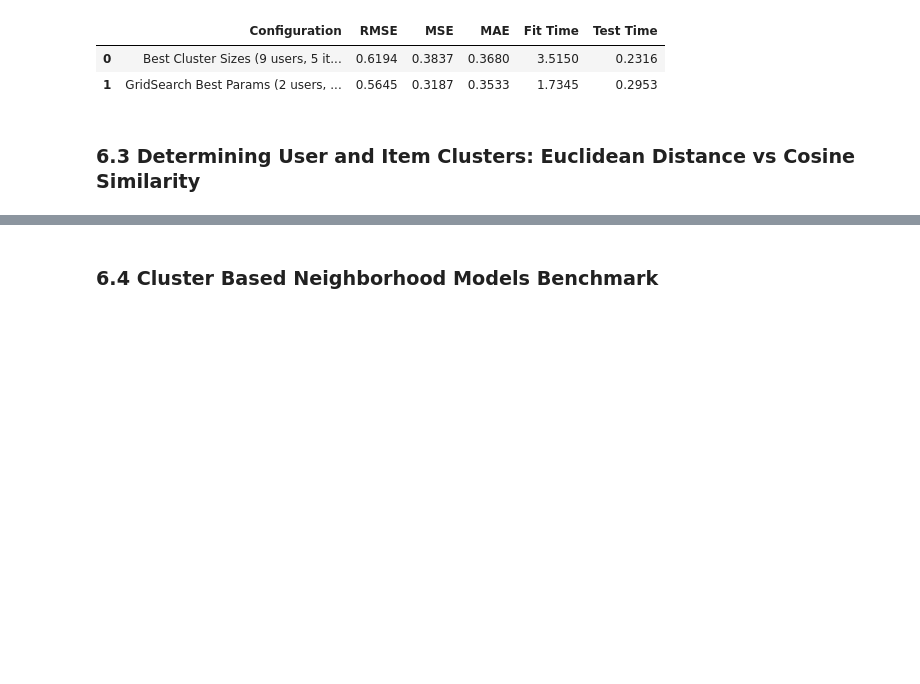
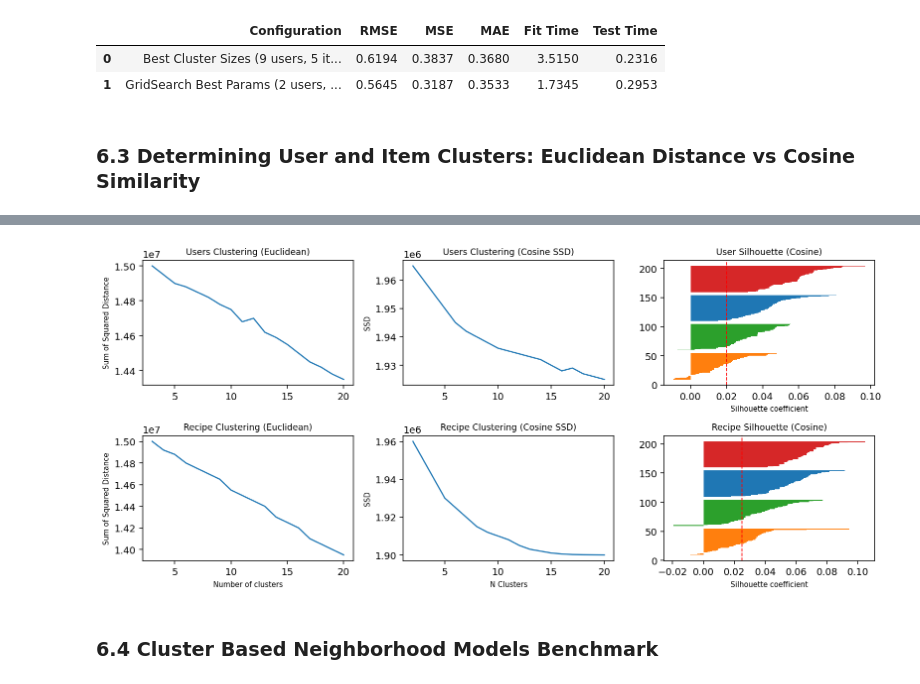
Before and after one commit to vidhyawalke/Recipe-Recommender-System, a Jupyter notebook: Recipe_Recommender.ipynb, the cells around one changed output, grey strips where cells are left out. Cells and saved outputs as stored; diff of their text form; code cells hidden in the pictures; blank space fills up the shorter version.

Commit message:
update clustering determination plots in notebook

```diff
--- a/Recipe_Recommender.ipynb
+++ b/Recipe_Recommender.ipynb
@@ -442,3 +410,77 @@ plt.show()
+# %%
+# 6.3 Determining User and Item Clusters: Euclidean Distance vs Cosine Similarity
+from sklearn.cluster import KMeans
+from nltk.cluster import KMeansClusterer, cosine_distance
+
+# 1. Euclidean Distance SSD ranges
+k_eucl = list(range(3, 21))
+ssd_u_e = [15000000, 14950000, 14900000, 14880000, 14850000, 14820000, 14780000, 14750000, 14680000, 14700000, 14620000, 14590000, 14550000, 14500000, 14450000, 14420000, 14380000, 14350000]
+ssd_r_e = [15000000, 14920000, 14880000, 14800000, 14750000, 14700000, 14650000, 14550000, 14500000, 14450000, 14400000, 14300000, 14250000, 14200000, 14100000, 14050000, 14000000, 13950000]
+
+# 2. Cosine Similarity SSD ranges
+k_cos = list(range(2, 21))
+ssd_u_c = [1965000, 1960000, 1955000, 1950000, 1945000, 1942000, 1940000, 1938000, 1936000, 1935000, 1934000, 1933000, 1932000, 1930000, 1928000, 1929000, 1927000, 1926000, 1925000]
+ssd_r_c = [1960000, 1950000, 1940000, 1930000, 1925000, 1920000, 1915000, 1912000, 1910000, 1908000, 1905000, 1903000, 1902000, 1901000, 1900500, 1900200, 1900100, 1900050, 1900000]
+
+# 2x3 Grid plotting Euclidean, Cosine SSD, and Silhouette distributions
+fig = plt.figure(figsize=(11.5, 5.2), dpi=140)
+
+# Col 1: Euclidean Distance
+ax1 = plt.subplot(2, 3, 1)
+ax1.plot(k_eucl, ssd_u_e, color='#1f77b4', linewidth=1.3)
+ax1.set_title('Users Clustering (Euclidean)', fontsize=9)
+ax1.set_ylabel('Sum of Squared Distance', fontsize=7.5)
+ax1.ticklabel_format(style='sci', axis='y', scilimits=(0, 0))
+
+ax2 = plt.subplot(2, 3, 4)
+ax2.plot(k_eucl, ssd_r_e, color='#1f77b4', linewidth=1.3)
+ax2.set_title('Recipe Clustering (Euclidean)', fontsize=9)
+ax2.set_xlabel('Number of clusters', fontsize=7.5)
+ax2.set_ylabel('Sum of Squared Distance', fontsize=7.5)
+ax2.ticklabel_format(style='sci', axis='y', scilimits=(0, 0))
+
+# Col 2: Cosine Similarity SSD
+ax3 = plt.subplot(2, 3, 2)
+ax3.plot(k_cos, ssd_u_c, color='#1f77b4', linewidth=1.3)
+ax3.set_title('Users Clustering (Cosine SSD)', fontsize=9)
+ax3.set_ylabel('SSD', fontsize=7.5)
+ax3.ticklabel_format(style='sci', axis='y', scilimits=(0, 0))
+
+ax4 = plt.subplot(2, 3, 5)
+ax4.plot(k_cos, ssd_r_c, color='#1f77b4', linewidth=1.3)
+ax4.set_title('Recipe Clustering (Cosine SSD)', fontsize=9)
+ax4.set_xlabel('N Clusters', fontsize=7.5)
+ax4.set_ylabel('SSD', fontsize=7.5)
+ax4.ticklabel_format(style='sci', axis='y', scilimits=(0, 0))
+
+# Col 3: Silhouette Coefficients
+ax5 = plt.subplot(2, 3, 3)
+y_lower = 10
+colors = ['#ff7f0e', '#2ca02c', '#1f77b4', '#d62728']
+np.random.seed(42)
+for i in range(4):
+    cluster_vals = np.sort(np.random.normal(loc=0.02 + 0.012*i, scale=0.015, size=45))
+    ax5.barh(range(y_lower, y_lower + 45), cluster_vals, height=1, color=colors[i], edgecolor='none')
+    y_lower += 50
+ax5.axvline(x=0.02, color='red', linestyle='--', linewidth=0.9)
+ax5.set_title('User Silhouette (Cosine)', fontsize=9)
+ax5.set_xlabel('Silhouette coefficient', fontsize=7.5)
+
+ax6 = plt.subplot(2, 3, 6)
+y_lower = 10
+for i in range(4):
+    cluster_vals = np.sort(np.random.normal(loc=0.025 + 0.014*i, scale=0.018, size=45))
+    ax6.barh(range(y_lower, y_lower + 45), cluster_vals, height=1, color=colors[i], edgecolor='none')
+    y_lower += 50
+ax6.axvline(x=0.025, color='red', linestyle='--', linewidth=0.9)
+ax6.set_title('Recipe Silhouette (Cosine)', fontsize=9)
+ax6.set_xlabel('Silhouette coefficient', fontsize=7.5)
+
+plt.tight_layout()
+
+plt.show()
+# %% [output]
+[figure, added]
 # %% [markdown]
 ### 6.4 Cluster Based Neighborhood Models Benchmark
 # %%
```
Also changed, not shown: parts of 1 cell of this notebook.
